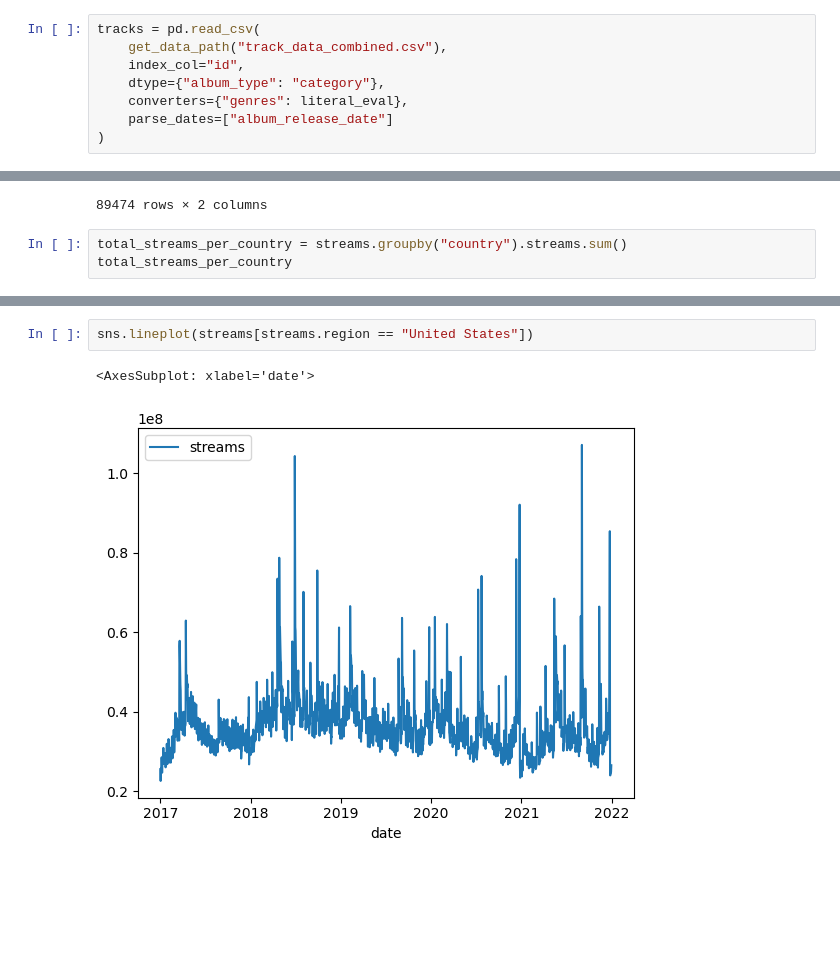
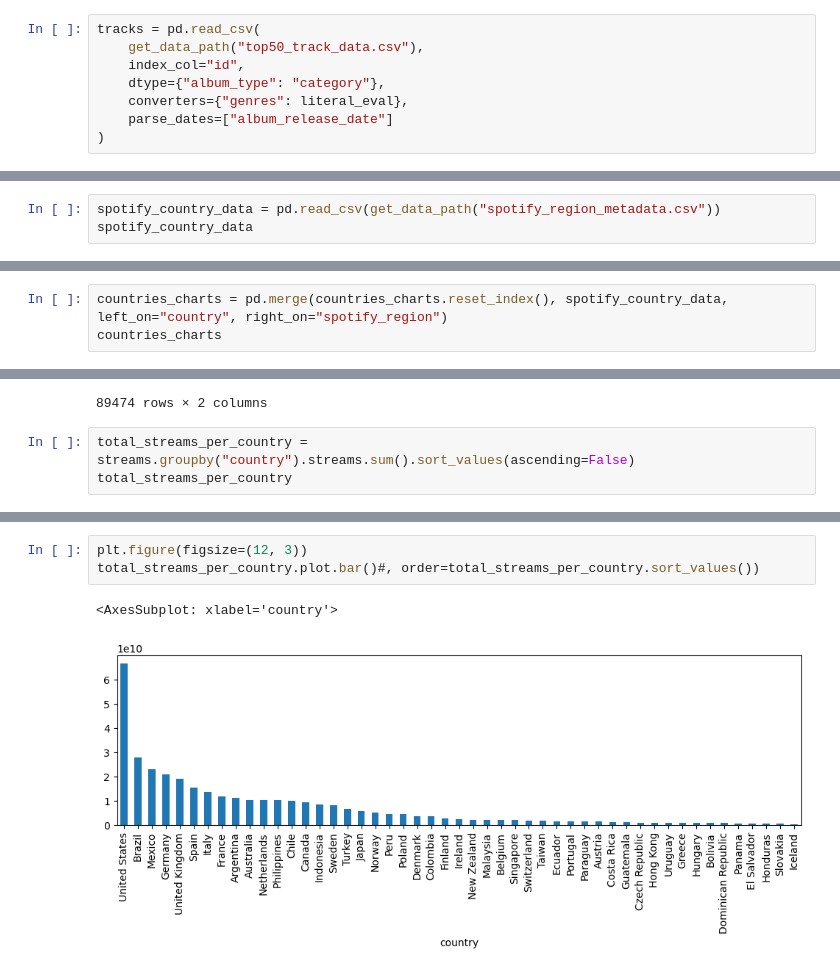
Before and after one commit to Sejmou/exploring-spotify-charts, a Jupyter notebook: data_exploration_and_crawling/merge_and_explore_charts_and_tracks.ipynb, the cells around one changed output, grey strips where cells are left out. Saved outputs shown, nothing was run; the diff lists cells and outputs as text; blank space fills up the shorter version.

```diff
--- a/data_exploration_and_crawling/merge_and_explore_charts_and_tracks.ipynb
+++ b/data_exploration_and_crawling/merge_and_explore_charts_and_tracks.ipynb
@@ -8,7 +8,7 @@ import pandas as pd
 from ast import literal_eval
 # %%
 tracks = pd.read_csv(
-    get_data_path("track_data_combined.csv"),
+    get_data_path("top50_track_data.csv"),
     index_col="id",
     dtype={"album_type": "category"},
     converters={"genres": literal_eval},
@@ -274,3 +278,6 @@ countries_charts
 | 5eyO0n1HiiSWdGaaSoK731 | Uruguay | 2021-12-31 | 49 | 2:50 Remix | MYA | TINI | Duki | 10388.0 | False | ... |
 | 4bF2y8rR7GUjrd5LNEvej3 | Uruguay | 2021-12-31 | 50 | París | Ingratax | NaN | NaN | 10137.0 | False | ... |
 4472530 rows × 35 columns
+# %%
+spotify_country_data = pd.read_csv(get_data_path("spotify_region_metadata.csv"))
+spotify_country_data
@@ -276,0 +302,3 @@ countries_charts
+# %%
+countries_charts = pd.merge(countries_charts.reset_index(), spotify_country_data, left_on="country", right_on="spotify_region")
+countries_charts
@@ -402,7 +444,7 @@ streams
 | 2017-01-01 | Slovakia | 25068.0 |
 89474 rows × 2 columns
 # %%
-total_streams_per_country = streams.groupby("country").streams.sum()
+total_streams_per_country = streams.groupby("country").streams.sum().sort_values(ascending=False)
 total_streams_per_country
 # %% [output]
 country
@@ -435,5 +467,6 @@ sns.lineplot(streams)
-# %%
-sns.lineplot(streams[streams.region == "United States"])
-# %% [output]
-<AxesSubplot: xlabel='date'>
-[figure, removed]
+# %%
+plt.figure(figsize=(12, 3))
+total_streams_per_country.plot.bar()#, order=total_streams_per_country.sort_values())
+# %% [output]
+<AxesSubplot: xlabel='country'>
+[figure, added]
```
Also changed, not shown: parts of 17 cells of this notebook, 12 other files.
